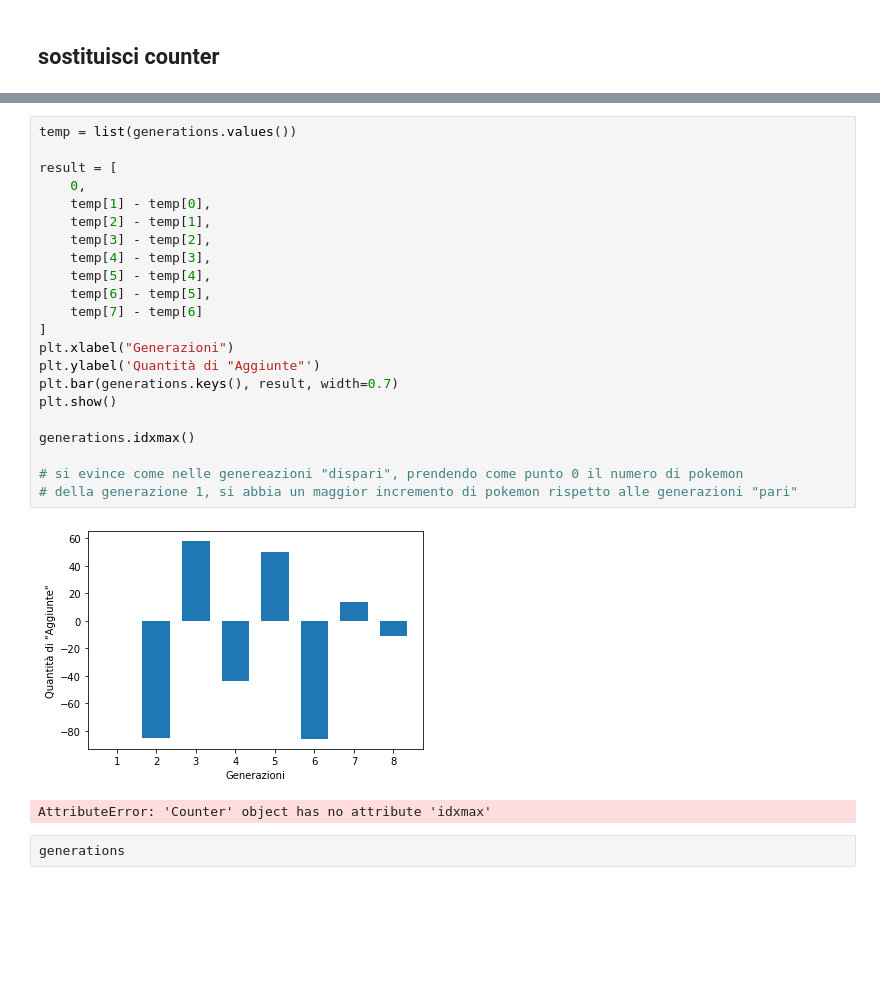
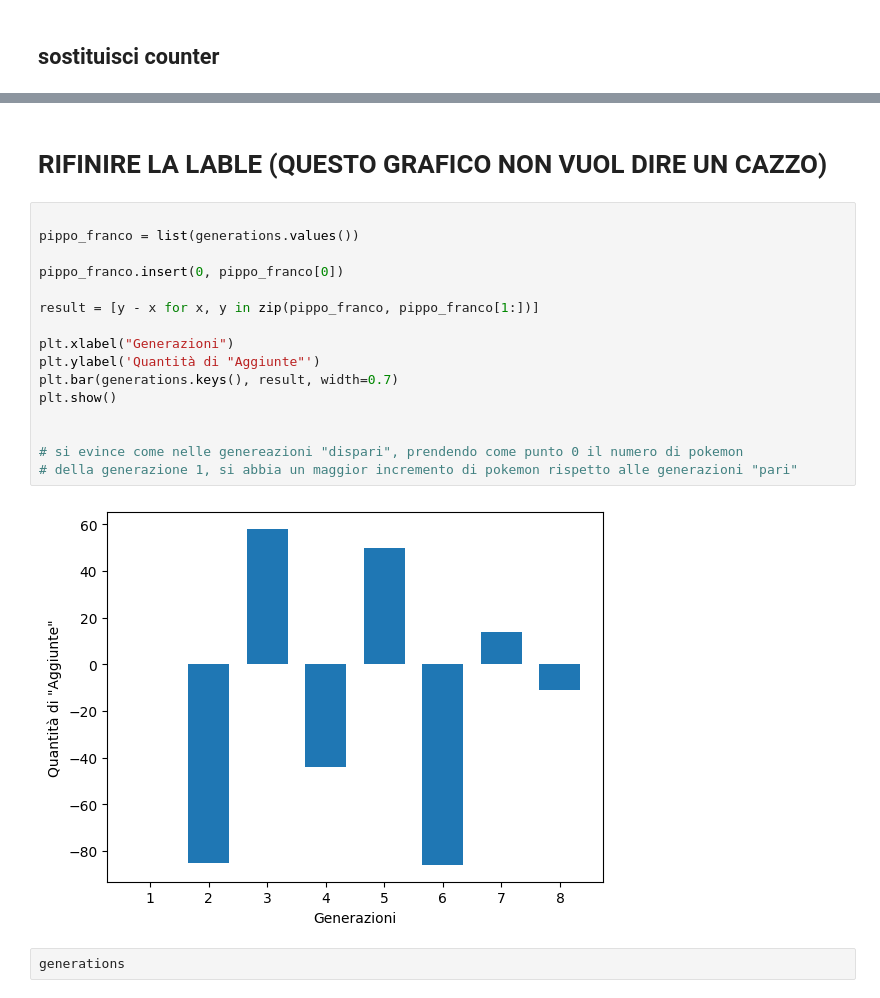
Before and after one commit to SavGRY/savini_its_data_analysis, a Jupyter notebook: relazione_python.ipynb, the cells around one changed output, grey strips where cells are left out. Drawn from its saved outputs; the diff is of its cells as text; blank space fills up the shorter version.

```diff
--- a/relazione_python.ipynb
+++ b/relazione_python.ipynb
@@ -100,28 +100,23 @@ plt.show()
+# %% [markdown]
+# RIFINIRE LA LABLE (QUESTO GRAFICO NON VUOL DIRE UN CAZZO)
 # %%
-temp = list(generations.values())
 
-result = [
-    0,
-    temp[1] - temp[0],
-    temp[2] - temp[1],
-    temp[3] - temp[2],
-    temp[4] - temp[3],
-    temp[5] - temp[4],
-    temp[6] - temp[5],
-    temp[7] - temp[6]
-]
+pippo_franco = list(generations.values())
+
+pippo_franco.insert(0, pippo_franco[0])
+
+result = [y - x for x, y in zip(pippo_franco, pippo_franco[1:])]
+
 plt.xlabel("Generazioni")
 plt.ylabel('Quantità di "Aggiunte"')
 plt.bar(generations.keys(), result, width=0.7)
 plt.show()
 
-generations.idxmax()
 
 # si evince come nelle genereazioni "dispari", prendendo come punto 0 il numero di pokemon
 # della generazione 1, si abbia un maggior incremento di pokemon rispetto alle generazioni "pari"
 # %% [output]
-[figure, old version]
+[figure, new version]
-AttributeError: 'Counter' object has no attribute 'idxmax'
 # %%
 generations
 # %% [output]
```
Also changed, not shown: parts of 4 cells of this notebook.
